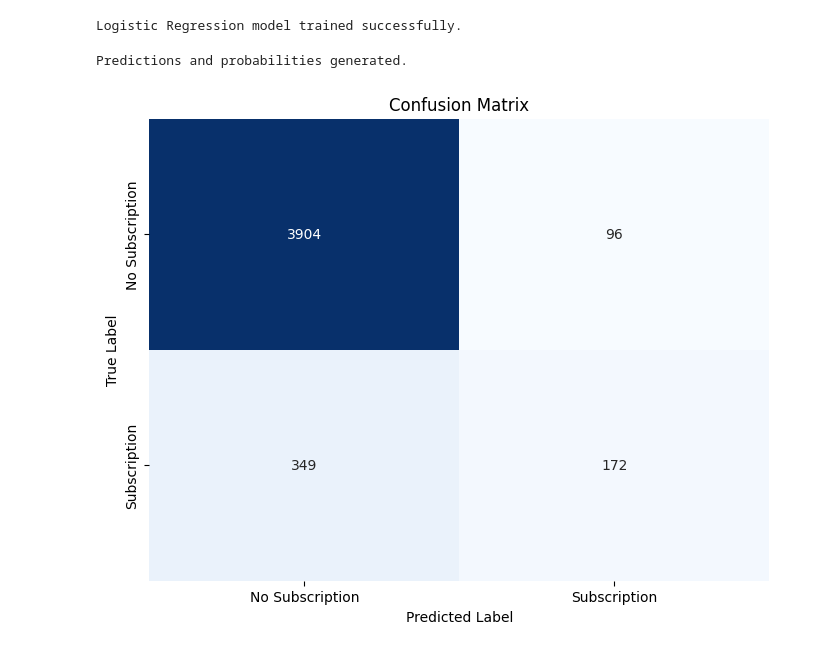
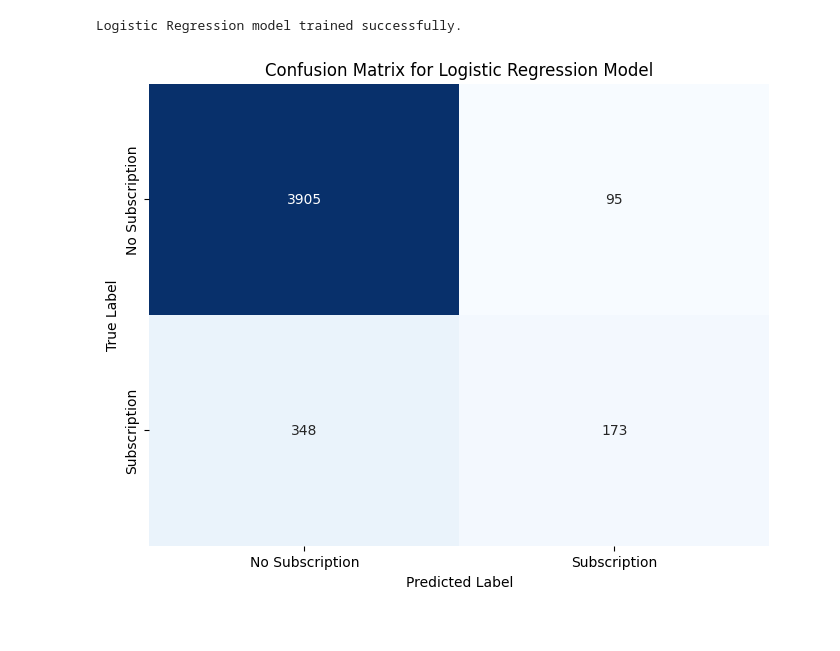
Before and after one commit to vaibhavkhare1/ML_ASSIGNMENT_COMPARISION_REPO, a Jupyter notebook: Logistic_Regression.ipynb, the cells around one changed output. Cells and saved outputs as stored; diff of their text form; code cells hidden in the pictures.

```diff
--- a/Logistic_Regression.ipynb
+++ b/Logistic_Regression.ipynb
@@ -263,42 +142,46 @@ Name: count, dtype: int64
 # %%
-# Import Logistic Regression Model
+# Initialize and Train Logistic Regression Model
+
+# # Import Library for Logistic Regression Model and Standard Scalar
 from sklearn.linear_model import LogisticRegression
+from sklearn.preprocessing import StandardScaler
+
+# Initialize the StandardScaler
+scaler = StandardScaler()
+
+# Fit the scaler on the training data and transform both training and test data
+X_train_scaled = scaler.fit_transform(X_train)
+X_test_scaled = scaler.transform(X_test)
 
 # Initialize the Logistic Regression model
-log_reg_model = LogisticRegression(solver='liblinear', random_state=42)
+log_reg_model = LogisticRegression(max_iter=1000, random_state=42, n_jobs=-1)
 
 # Train the model
-log_reg_model.fit(X_train, y_train)
+log_reg_model.fit(X_train_scaled, y_train)
+
+#Append Log Results to
+log_reg_results = evaluate_model(log_reg_model, X_test_scaled, y_test, "Logistic Regression", use_scaled=False) # Pass scaled X_test directly
 
 print("Logistic Regression model trained successfully.")
 # %% [output]
 Logistic Regression model trained successfully.
-# %%
-# Make predictions on the test set
-y_pred = log_reg_model.predict(X_test)
-
-# Get prediction probabilities for AUC score
-y_pred_proba = log_reg_model.predict_proba(X_test)[:, 1]
-
-print("Predictions and probabilities generated.")
-# %% [output]
-Predictions and probabilities generated.
 # %%
-# Import Library for Confusion matrix
+# Create Confusion Metrix
 
-from sklearn.metrics import confusion_matrix
+import matplotlib.pyplot as plt
+import seaborn as sns
 
-# Create and plot confusion metrix
-cm = confusion_matrix(y_test, y_pred)
+# Extract confusion matrix from log_reg_results
+cm = log_reg_results['confusion_matrix']
 
 plt.figure(figsize=(8, 6))
 sns.heatmap(cm, annot=True, fmt='d', cmap='Blues', cbar=False,
             xticklabels=['No Subscription', 'Subscription'],
             yticklabels=['No Subscription', 'Subscription'])
 plt.xlabel('Predicted Label')
 plt.ylabel('True Label')
-plt.title('Confusion Matrix')
+plt.title('Confusion Matrix for Logistic Regression Model')
 plt.show()
 # %% [output]
-[figure, old version]
+[figure, new version]
 # %%
```
Also changed, not shown: parts of 13 cells of this notebook, 5 other files.
